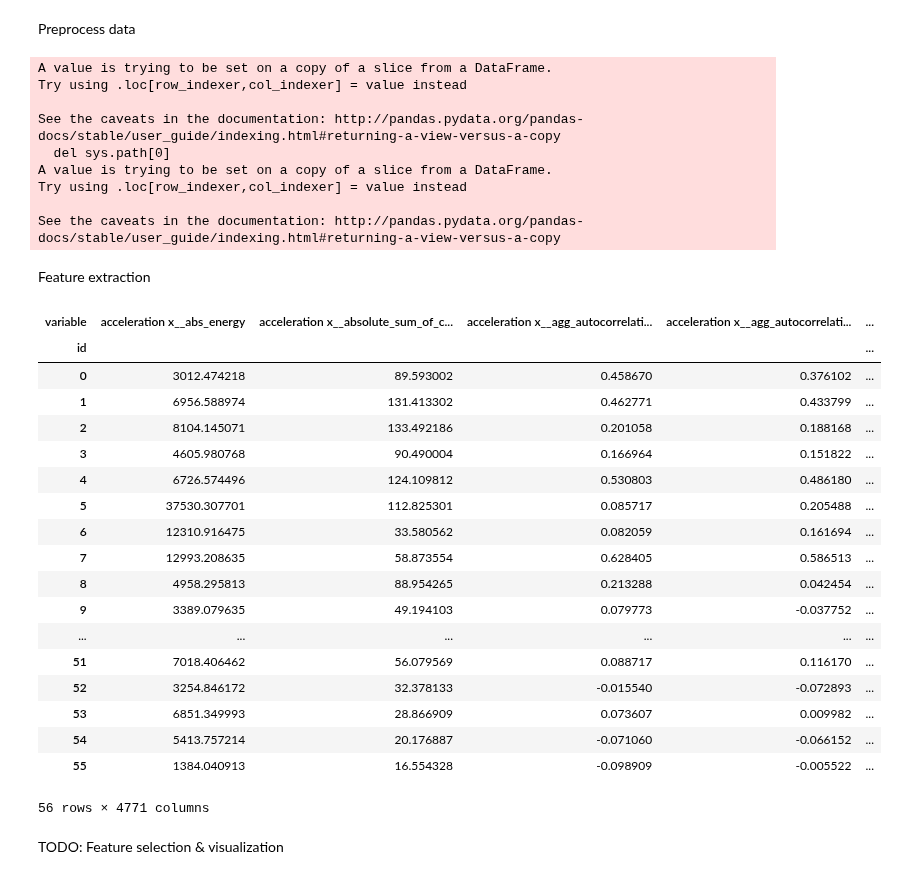
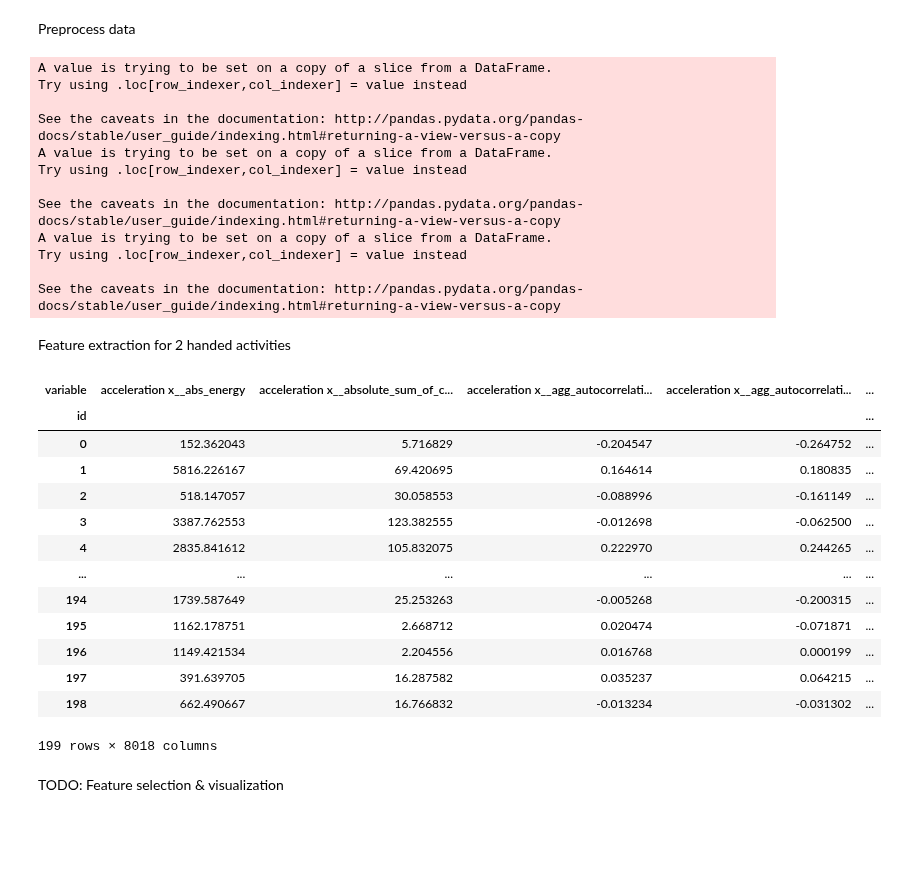
Before and after one commit to mp-mental-health-2020/mp-mental-health-2020, a Jupyter notebook: src/experiments/Supervised Classification.ipynb, the cells around one changed output. Drawn from its saved outputs; the diff is of its cells as text; code cells hidden in the pictures; blank space fills up the shorter version.

```diff
--- a/src/experiments/Supervised Classification.ipynb
+++ b/src/experiments/Supervised Classification.ipynb
@@ -35,21 +43,48 @@ Preprocess data
 labels = y.loc[:, "label"].unique()
 label_ids = { l: i for l,i in zip(labels, range(0,len(labels))) }
 
+# list of tuples (left chunk, right chunk)
+chunks_two_handed = []
+# list of chunks
+chunks_one_handed = []
+
 y = y.replace(label_ids)
+
+
 for i, cl in zip(range(len(y)), y.iterrows()):
     label_id = int(cl[1]["label"])
-    action_id = cl[0]
+    action_id = i
+    two_handed_chunk = []
     for hand, chunk_list in chunks.items():
         c = chunk_list[i]
+        chunk_hand = cl[1]["hand"]
+        #if chunk_hand == "both":
+        c["activity"] = label_id
+        #else:
+             # use an id that's not yet used for another activity to label "single handed" activities
+        #    c["activity"] = len(y)
         c["activity"] = label_id
         c["action_id"] = action_id
+        two_handed_chunk.append(c)
+        if chunk_hand == hand:
+            c["activity"] = label_id
+            chunks_one_handed.append(c)
+    left_chunk = two_handed_chunk[0].reset_index()
+    right_chunk = two_handed_chunk[1].reset_index(drop=True)
+    right_chunk.columns = [str(col) + '_right' for col in right_chunk.columns]
+    two_handed_chunk = pd.concat([left_chunk, right_chunk], axis=1)
+    two_handed_chunk.set_index('index', inplace=True)
+    chunks_two_handed.append(two_handed_chunk)
 # %% [output]
 A value is trying to be set on a copy of a slice from a DataFrame.
 Try using .loc[row_indexer,col_indexer] = value instead
 
 See the caveats in the documentation: http://pandas.pydata.org/pandas-docs/stable/user_guide/indexing.html#returning-a-view-versus-a-copy
-  del sys.path[0]
 A value is trying to be set on a copy of a slice from a DataFrame.
 Try using .loc[row_indexer,col_indexer] = value instead
 
 See the caveats in the documentation: http://pandas.pydata.org/pandas-docs/stable/user_guide/indexing.html#returning-a-view-versus-a-copy
+A value is trying to be set on a copy of a slice from a DataFrame.
+Try using .loc[row_indexer,col_indexer] = value instead
+
+See the caveats in the documentation: http://pandas.pydata.org/pandas-docs/stable/user_guide/indexing.html#returning-a-view-versus-a-copy
@@ -59,5 +91,5 @@ chunks_concat_left = pd.concat(chunks["left"]).reset_index(drop=True)
 # %% [markdown]
-Feature extraction
+Feature extraction for 2 handed activities
 # %%
 %load_ext autoreload
 %autoreload 2
@@ -68,28 +100,23 @@ features = extract_timeseries_features(chunks_concat_right)
 # %%
-features.replace([np.inf, -np.inf], np.nan, inplace=True)
-features.dropna(inplace=True, axis=1)
+
+features_two_handed.replace([np.inf, -np.inf], np.nan, inplace=True)
+features_two_handed.dropna(inplace=True, axis=1)
+features_two_handed
+# %% [output]
+| variable | acceleration x__abs_energy | acceleration x__absolute_sum_of_c... | acceleration x__agg_autocorrelati... | acceleration x__agg_autocorrelati... | ... |
+| id |  |  |  |  | ... |
+| 0 | 152.362043 | 5.716829 | -0.204547 | -0.264752 | ... |
+| 1 | 5816.226167 | 69.420695 | 0.164614 | 0.180835 | ... |
+| 2 | 518.147057 | 30.058553 | -0.088996 | -0.161149 | ... |
+| 3 | 3387.762553 | 123.382555 | -0.012698 | -0.062500 | ... |
+| 4 | 2835.841612 | 105.832075 | 0.222970 | 0.244265 | ... |
+| ... | ... | ... | ... | ... | ... |
+| 194 | 1739.587649 | 25.253263 | -0.005268 | -0.200315 | ... |
+| 195 | 1162.178751 | 2.668712 | 0.020474 | -0.071871 | ... |
+| 196 | 1149.421534 | 2.204556 | 0.016768 | 0.000199 | ... |
+| 197 | 391.639705 | 16.287582 | 0.035237 | 0.064215 | ... |
+| 198 | 662.490667 | 16.766832 | -0.013234 | -0.031302 | ... |
+199 rows × 8018 columns
-# %%
-features
-# %% [output]
-| variable | acceleration x__abs_energy | acceleration x__absolute_sum_of_c... | acceleration x__agg_autocorrelati... | acceleration x__agg_autocorrelati... | ... |
-| id |  |  |  |  | ... |
-| 0 | 3012.474218 | 89.593002 | 0.458670 | 0.376102 | ... |
-| 1 | 6956.588974 | 131.413302 | 0.462771 | 0.433799 | ... |
-| 2 | 8104.145071 | 133.492186 | 0.201058 | 0.188168 | ... |
-| 3 | 4605.980768 | 90.490004 | 0.166964 | 0.151822 | ... |
-| 4 | 6726.574496 | 124.109812 | 0.530803 | 0.486180 | ... |
-| 5 | 37530.307701 | 112.825301 | 0.085717 | 0.205488 | ... |
-| 6 | 12310.916475 | 33.580562 | 0.082059 | 0.161694 | ... |
-| 7 | 12993.208635 | 58.873554 | 0.628405 | 0.586513 | ... |
-| 8 | 4958.295813 | 88.954265 | 0.213288 | 0.042454 | ... |
-| 9 | 3389.079635 | 49.194103 | 0.079773 | -0.037752 | ... |
-| ... | ... | ... | ... | ... | ... |
-| 51 | 7018.406462 | 56.079569 | 0.088717 | 0.116170 | ... |
-| 52 | 3254.846172 | 32.378133 | -0.015540 | -0.072893 | ... |
-| 53 | 6851.349993 | 28.866909 | 0.073607 | 0.009982 | ... |
-| 54 | 5413.757214 | 20.176887 | -0.071060 | -0.066152 | ... |
-| 55 | 1384.040913 | 16.554328 | -0.098909 | -0.005522 | ... |
-56 rows × 4771 columns
 # %% [markdown]
 TODO: Feature selection & visualization
 # %% [markdown]
```
Also changed, not shown: parts of 10 cells of this notebook, 13 other files.
